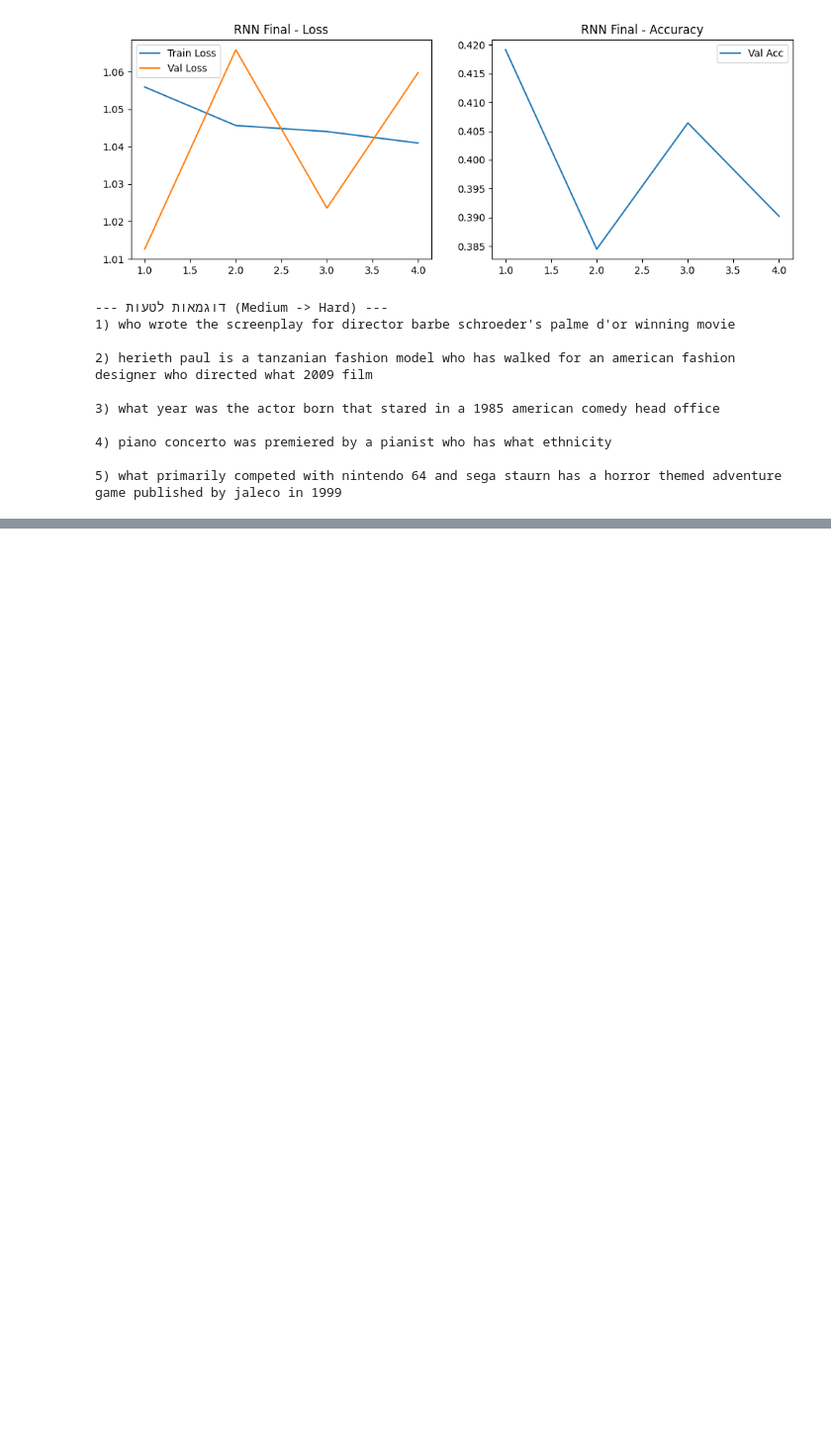
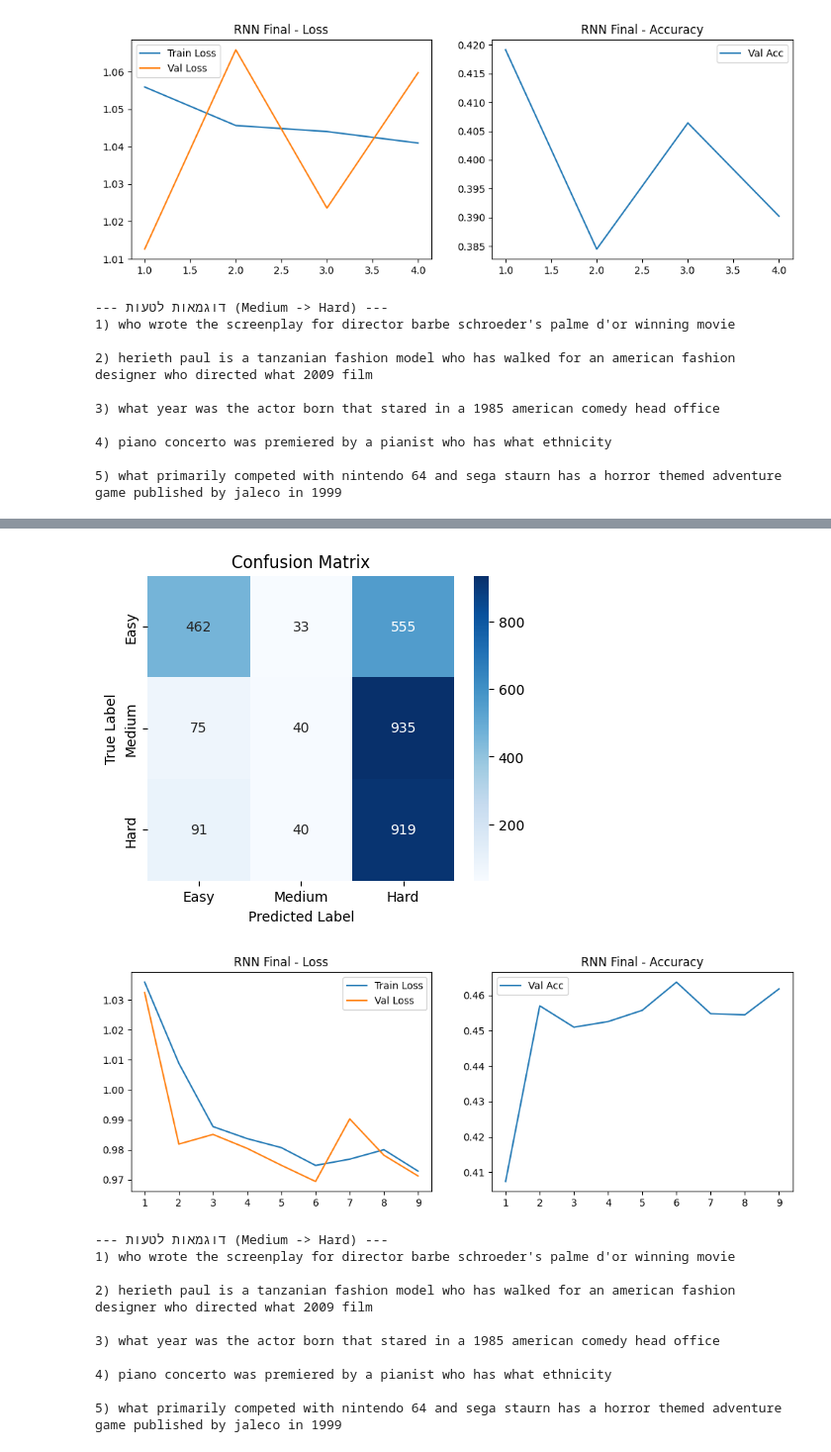
Before and after one commit to eliyahuav/NLP-project, a Jupyter notebook: PART5_Deep Learning for Text Classification.ipynb, the cells around one changed output, grey strips where cells are left out. Shown at 99% size. Drawn from its saved outputs; the diff is of its cells as text; code cells hidden in the pictures; blank space fills up the shorter version.

```diff
--- a/PART5_Deep Learning for Text Classification.ipynb
+++ b/PART5_Deep Learning for Text Classification.ipynb
@@ -551,3 +551,60 @@ weighted avg       0.45      0.42      0.32      3150
 4) piano concerto was premiered by a pianist who has what ethnicity
 
 5) what primarily competed with nintendo 64 and sega staurn has a horror themed adventure game published by jaleco in 1999
+# %%
+# ==========================================
+# 2. הגדרות והרצת הניסוי (מעודכן עם Batch Size)
+# ==========================================
+
+# --- כאן את משנה את ההיפר-פרמטרים ---
+MODEL_TYPE = 'RNN'
+IS_BIDIRECTIONAL = False
+DROPOUT_P = 0.2
+LEARNING_RATE = 0.0005
+BATCH_SIZE = 64
+EPOCHS = 10
+HIDDEN_DIM = 128
+N_LAYERS = 3
+PATIENCE = 3
+IS_FROZEN = True          # הקפאת ה-Embedding כפי שביקשת
+label_map = {0: 'Easy', 1: 'Medium', 2: 'Hard'}
+
+# 1. הגדרה מחדש של ה-Loaders עם ה-Batch Size החדש
+# (זה הכרחי כדי שהשינוי ב-Batch Size באמת יקרה)
+from torch.utils.data import DataLoader
+
+train_loader = DataLoader(train_ds, batch_size=BATCH_SIZE, shuffle=True)
+val_loader = DataLoader(val_ds, batch_size=BATCH_SIZE)
+test_loader = DataLoader(test_ds, batch_size=BATCH_SIZE)
+
+# 2. בניית המודל
+model_experiment = FlexibleModel(
+    vocab_size=36543,
+    embed_dim=100,
+    hidden_dim=HIDDEN_DIM,
+    output_dim=3,
+    n_layers=N_LAYERS,
+    model_type=MODEL_TYPE,
+    bidirectional=IS_BIDIRECTIONAL,
+    #embedding_matrix=EMBED_MAT if 'EMBED_MAT' in locals() else None,
+    #is_frozen=IS_FROZEN,
+    dropout_p=DROPOUT_P
+).to(device)
+
+print(f"--- מריץ ניסוי: {MODEL_TYPE} | BS={BATCH_SIZE} | Frozen={IS_FROZEN} ---")
+
+# 3. הרצת האימון
+history = run_experiment(
+    model_experiment,
+    train_loader,
+    val_loader,
+    epochs=EPOCHS,
+    lr=LEARNING_RATE,
+    patience=PATIENCE
+)
+
+# 4. הצגת תוצאות, מטריצת בלבול וטעויות
+print_evaluation_section_c(model_experiment, test_loader)
+plot_training_history(history, model_name=f"{MODEL_TYPE} Final")
+print_misclassifications(model_experiment, test_loader, device, tokenizer, label_map)
+# %% [output]
@@ -553,0 +628,12 @@ weighted avg       0.45      0.42      0.32      3150
+[figure, added]
+[figure, added]
+--- דוגמאות לטעות (Medium -> Hard) ---
+1) who wrote the screenplay for director barbe schroeder's palme d'or winning movie
+
+2) herieth paul is a tanzanian fashion model who has walked for an american fashion designer who directed what 2009 film
+
+3) what year was the actor born that stared in a 1985 american comedy head office
+
+4) piano concerto was premiered by a pianist who has what ethnicity
+
+5) what primarily competed with nintendo 64 and sega staurn has a horror themed adventure game published by jaleco in 1999
```
Also changed, not shown: parts of 1 cell of this notebook.
